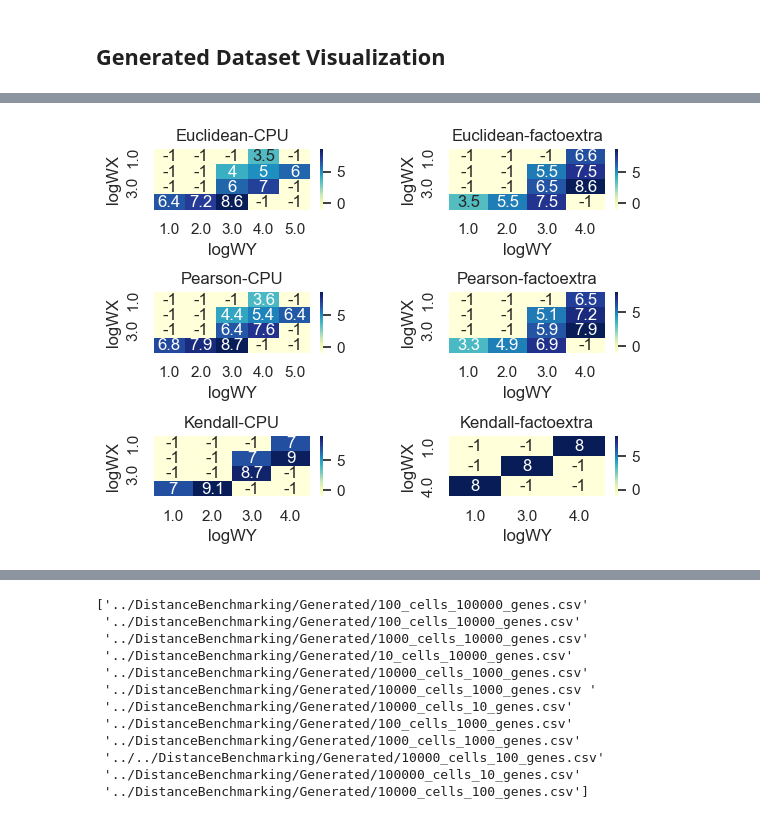
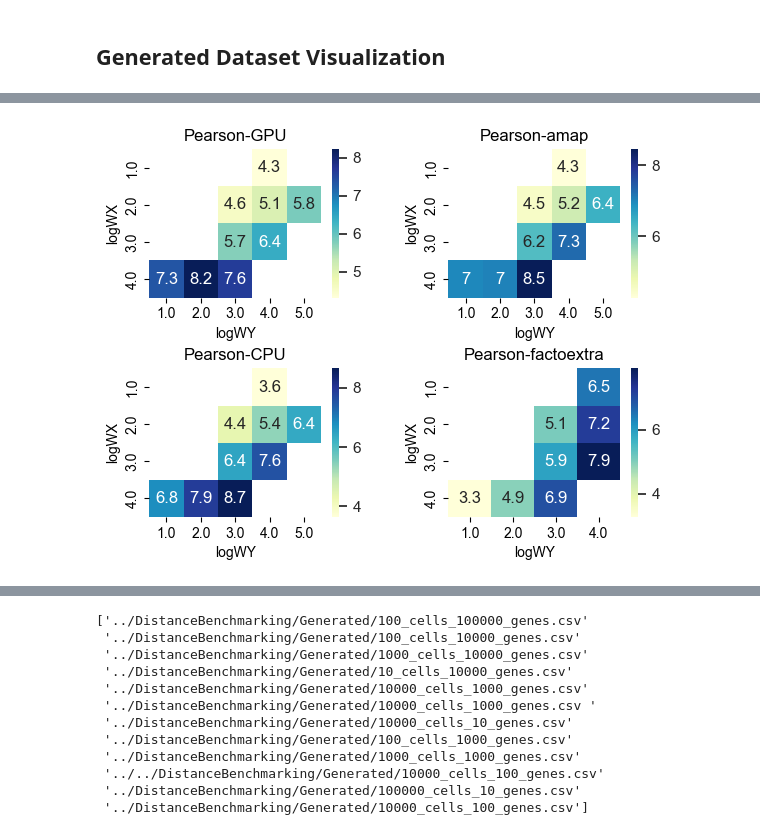
Before and after one commit to lab-medvedeva/Article-GADES, a Jupyter notebook: reproducibility/Plots.ipynb, the cells around one changed output, grey strips where cells are left out. Saved outputs shown, nothing was run; the diff lists cells and outputs as text; code cells hidden in the pictures.

```diff
--- a/reproducibility/Plots.ipynb
+++ b/reproducibility/Plots.ipynb
@@ -7,6 +7,7 @@ Plots Notebook for reproducibility. The notebook is divided into 3 sections:
 - Real Dataset Visualization
 # %%
 #Global file paths
-GENERATED_PATH = 'generatedData_bench_100iter.csv'
+GENERATED_PATH = 'generatedData_bench_25iter.csv'
 GENERATED_SPARSE_PATH = 'sparse_results/results/Generated.t4.bench'
 GENERATED_SPARSE_2_PATH = 'sparse_results/results/Generated.t5.bench'
+GENERATED_PYTHONIC_PATH = 'data_python_agg.csv'
@@ -45,3 +53,12 @@ df
+# %%
+# df_python = pd.read_csv(GENERATED_PYTHONIC_PATH)
+# df_python
+
+df_python = pd.read_csv(GENERATED_PYTHONIC_PATH)
+df_python['mean'] = df_python['mean']*1000000
+df['minTime'] =df_python[cols].min(axis=1) *1000000
+df['maxTime']=df_python[cols].max(axis=1)*1000000
+df = df.append(df_python,ignore_index = True)
 # %%
 weight=[]
 unID=[]
@@ -244,15 +313,20 @@ matrix1.fillna(-1)
 # %%
-fig, axs = plt.subplots(nrows=3,ncols=2)
+fig, axs = plt.subplots(nrows=2,ncols=2)
 plt.tight_layout(pad=3.0)
-sns.heatmap(matrix8, cmap="YlGnBu", annot=True,ax=axs[0][0]).set_title("Euclidean-CPU")
-sns.heatmap(matrix9, cmap="YlGnBu", annot=True,ax=axs[0][1]).set_title("Euclidean-factoextra")
+sns.set(rc={'axes.facecolor':'#ffffff'})
+sns.heatmap(matrix3, cmap="YlGnBu", annot=True,ax=axs[0][0]).set_title("Pearson-GPU")
+sns.heatmap(matrix4, cmap="YlGnBu", annot=True,ax=axs[0][1]).set_title("Pearson-amap")
 sns.heatmap(matrix10, cmap="YlGnBu", annot=True,ax=axs[1][0]).set_title("Pearson-CPU")
 sns.heatmap(matrix11, cmap="YlGnBu", annot=True,ax=axs[1][1]).set_title("Pearson-factoextra")
-sns.heatmap(matrix7, cmap="YlGnBu", annot=True,ax=axs[2][0]).set_title("Kendall-CPU")
-sns.heatmap(matrix12, cmap="YlGnBu", annot=True,ax=axs[2][1]).set_title("Kendall-factoextra")
+# sns.heatmap(matrix8, cmap="YlGnBu", annot=True,ax=axs[0][0]).set_title("Euclidean-CPU")
+# sns.heatmap(matrix9, cmap="YlGnBu", annot=True,ax=axs[0][1]).set_title("Euclidean-factoextra")
+# sns.heatmap(matrix10, cmap="YlGnBu", annot=True,ax=axs[1][0]).set_title("Pearson-CPU")
+# sns.heatmap(matrix11, cmap="YlGnBu", annot=True,ax=axs[1][1]).set_title("Pearson-factoextra")
+# sns.heatmap(matrix7, cmap="YlGnBu", annot=True,ax=axs[2][0]).set_title("Kendall-CPU")
+# sns.heatmap(matrix12, cmap="YlGnBu", annot=True,ax=axs[2][1]).set_title("Kendall-factoextra")
 plt.savefig('colmat_bench_generated.png',dpi=200)
 # %% [output]
-[figure, old version]
+[figure, new version]
 # %%
 matrix1.fillna(-1,inplace=True)
 matrix2.fillna(-1,inplace=True)
```
Also changed, not shown: parts of 37 cells of this notebook.
